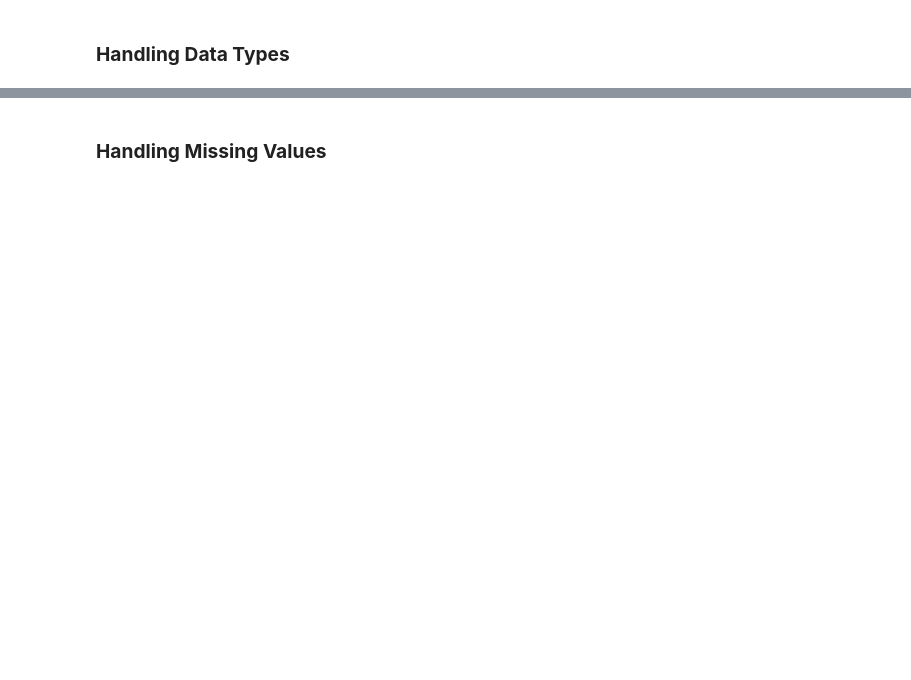
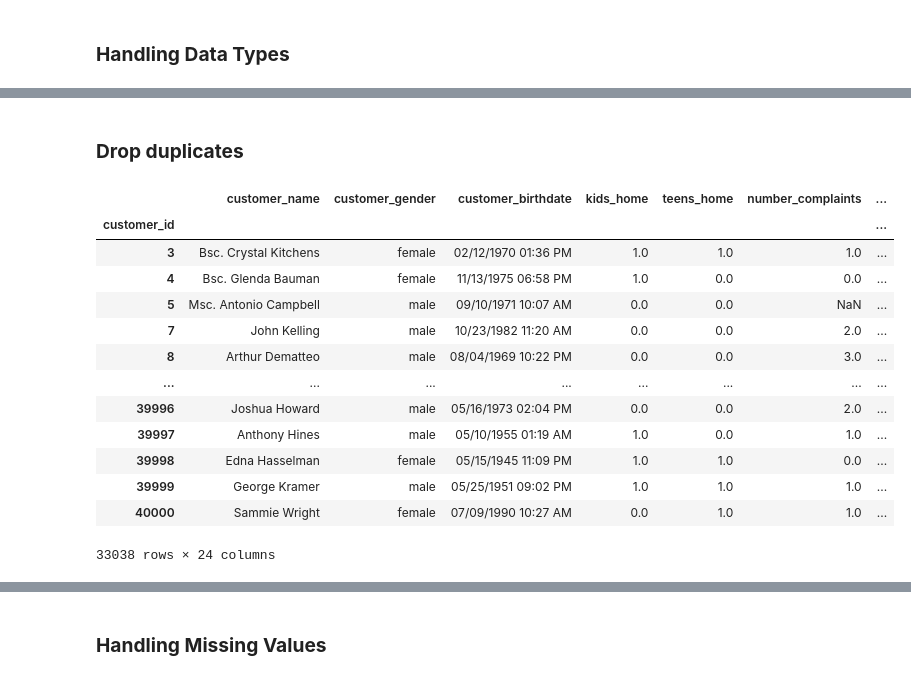
Before and after one commit to tiago2806/ml_project, a Jupyter notebook: notebooks/01_preprocessing.ipynb, the cells around one changed output, grey strips where cells are left out. Cells and saved outputs as stored; diff of their text form; code cells hidden in the pictures; blank space fills up the shorter version.

```diff
--- a/notebooks/01_preprocessing.ipynb
+++ b/notebooks/01_preprocessing.ipynb
@@ -43,0 +159,19 @@ NameError: name 'dataset' is not defined
+# %% [markdown]
+### **Drop duplicates**
+# %%
+dataset.drop_duplicates()
+# %% [output]
+|  | customer_name | customer_gender | customer_birthdate | kids_home | teens_home | number_complaints | ... |
+| customer_id |  |  |  |  |  |  | ... |
+| 3 | Bsc. Crystal Kitchens | female | 02/12/1970 01:36 PM | 1.0 | 1.0 | 1.0 | ... |
+| 4 | Bsc. Glenda Bauman | female | 11/13/1975 06:58 PM | 1.0 | 0.0 | 0.0 | ... |
+| 5 | Msc. Antonio Campbell | male | 09/10/1971 10:07 AM | 0.0 | 0.0 | NaN | ... |
+| 7 | John Kelling | male | 10/23/1982 11:20 AM | 0.0 | 0.0 | 2.0 | ... |
+| 8 | Arthur Dematteo | male | 08/04/1969 10:22 PM | 0.0 | 0.0 | 3.0 | ... |
+| ... | ... | ... | ... | ... | ... | ... | ... |
+| 39996 | Joshua Howard | male | 05/16/1973 02:04 PM | 0.0 | 0.0 | 2.0 | ... |
+| 39997 | Anthony Hines | male | 05/10/1955 01:19 AM | 1.0 | 0.0 | 1.0 | ... |
+| 39998 | Edna Hasselman | female | 05/15/1945 11:09 PM | 1.0 | 1.0 | 0.0 | ... |
+| 39999 | George Kramer | male | 05/25/1951 09:02 PM | 1.0 | 1.0 | 1.0 | ... |
+| 40000 | Sammie Wright | female | 07/09/1990 10:27 AM | 0.0 | 1.0 | 1.0 | ... |
+33038 rows × 24 columns
```
Also changed, not shown: parts of 28 cells of this notebook, 1 other file.
